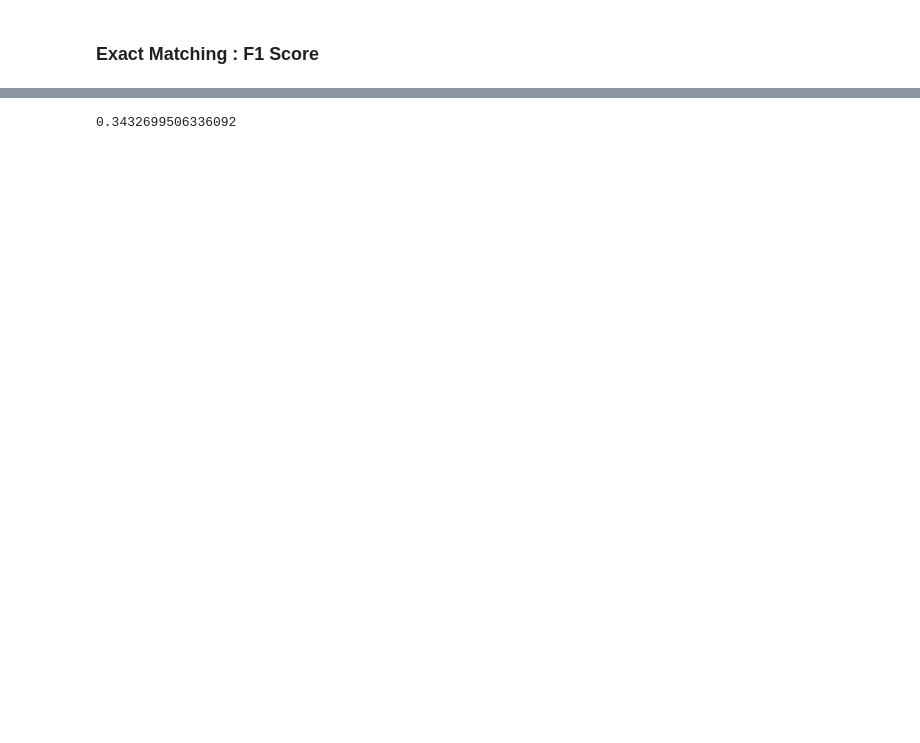
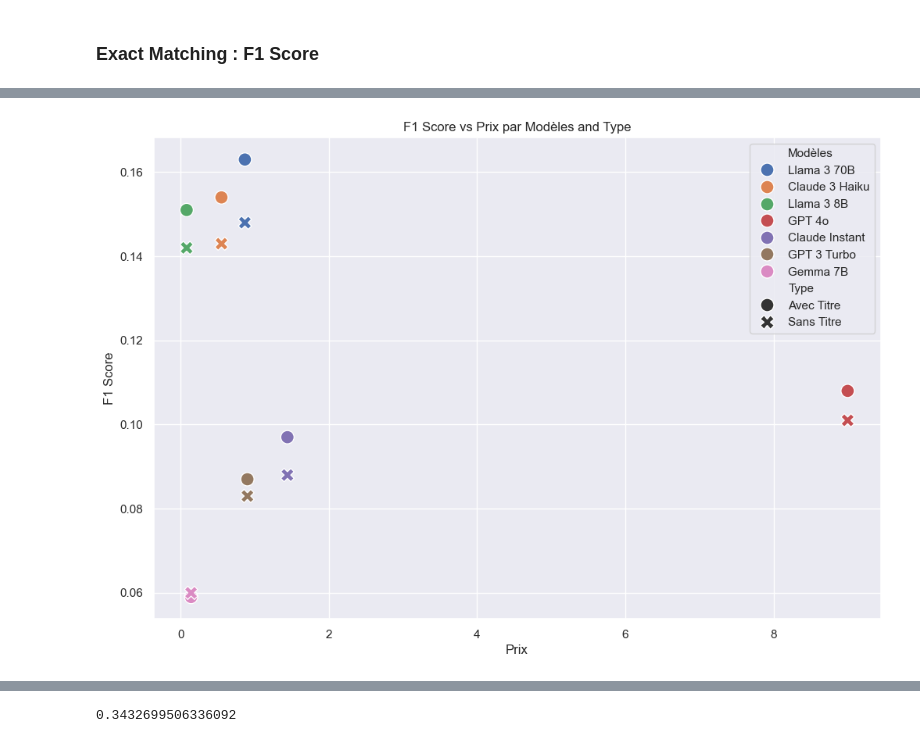
Before and after one commit to nacefbm/keywords_2024, a Jupyter notebook: TER_Keyword_Extraction_sur_BDD_HAL.ipynb, the cells around one changed output, grey strips where cells are left out. Cells and saved outputs as stored; diff of their text form; code cells hidden in the pictures; blank space fills up the shorter version.

```diff
--- a/TER_Keyword_Extraction_sur_BDD_HAL.ipynb
+++ b/TER_Keyword_Extraction_sur_BDD_HAL.ipynb
@@ -1302,0 +1556,38 @@ GPT3 without title
+# %%
+import matplotlib.pyplot as plt
+import seaborn as sns
+
+
+df_with_title = score_llm_title
+df_without_title = score_llm
+
+
+name_mapping = {
+    'llama3-70b-8192': 'Llama 3 70B',
+    'claude-3-haiku-20240307': 'Claude 3 Haiku',
+    'llama3-8b-8192': 'Llama 3 8B',
+    'gpt4o': 'GPT 4o',
+    'kw_openai_gpt3.5': 'GPT 3 Turbo',
+    'gemma-7b-it': 'Gemma 7B',
+    'claude-instant-1.2': 'Claude Instant'
+}
+
+df_with_title['Modèles'] = df_with_title['Modèle'].map(name_mapping)
+df_without_title['Modèles'] = df_without_title['Modèle'].map(name_mapping)
+
+df_with_title['Type'] = 'Avec Titre'
+df_without_title['Type'] = 'Sans Titre'
+
+df_scores = pd.concat([df_with_title, df_without_title])
+df_merged = pd.merge(df_scores, df_prix, left_on='Modèles', right_on='Modèle')
+#df_merged['Prix général'] = 0.75 * df_merged['Prix input/million'] + 0.25 * df_merged['Prix output/million']
+
+plt.figure(figsize=(12, 8))
+sns.scatterplot(data=df_merged, x='Prix sur HAL', y='F1 Score', hue='Modèles', style = 'Type' ,s=150)
+
+plt.title('F1 Score vs Prix par Modèles and Type')
+plt.xlabel('Prix')
+plt.ylabel('F1 Score')
+plt.show()
+# %% [output]
+[figure, added]
```
Also changed, not shown: parts of 83 cells of this notebook.
